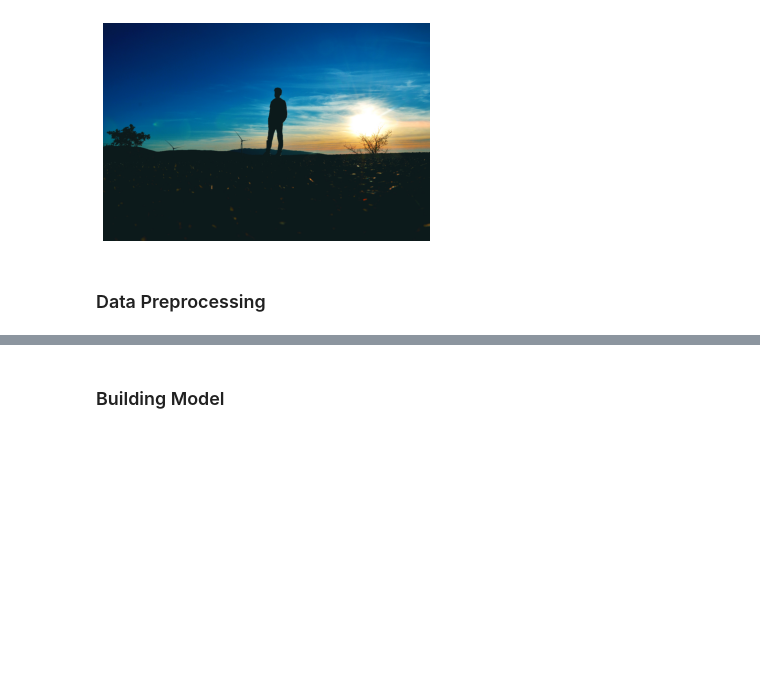
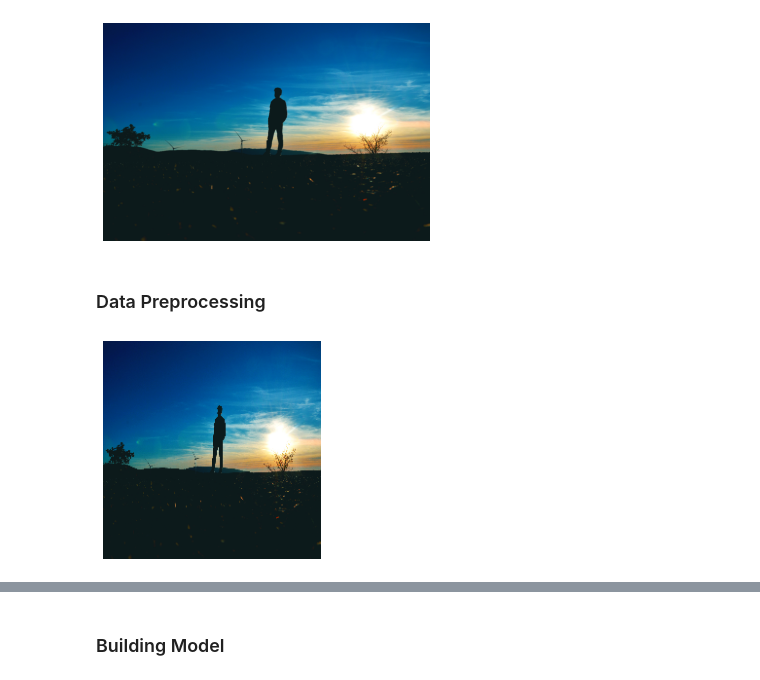
Before and after one commit to TimilsinaBimal/Blurring-Image-Background-Using-Image-Segmentation, a Jupyter notebook: notebooks/Image_Segmentation.ipynb, the cells around one changed output, grey strips where cells are left out. Drawn from its saved outputs; the diff is of its cells as text; code cells hidden in the pictures; blank space fills up the shorter version.

```diff
--- a/notebooks/Image_Segmentation.ipynb
+++ b/notebooks/Image_Segmentation.ipynb
@@ -50,9 +45,2 @@ BATCH_SIZE = 5
 IMAGE_HEIGHT = 224
 IMAGE_WIDTH = 224
-# %%
-def prepare_image(file_path):
-    img = load_img(file_path)
-    img = img.resize((224,224))
-    img = img_to_array(img)
-    img /= 255.0
-    return img
@@ -75,0 +47,9 @@ def prepare_train_dataset(IMAGE_DIR, MASK_DIR):
+# %%
+def prepare_image(file_path, masks = False):
+    img = tf.io.read_file(file_path)
+    if masks:
+        img = tf.io.decode_image(img, channels=1, dtype=tf.float32)
+    else:
+        img = tf.io.decode_image(img, channels=3, dtype=tf.float32)
+    img = tf.image.resize(img, [IMAGE_HEIGHT, IMAGE_WIDTH])
+    return img
@@ -75,0 +77,6 @@ def prepare_train_dataset(IMAGE_DIR, MASK_DIR):
+# %%
+test_img_path = "data/raw/images/ds10_pexels-photo-687782.png"
+img = prepare_image(test_img_path)
+display_image(img)
+# %% [output]
+[figure, added]
```
Also changed, not shown: parts of 35 cells of this notebook.
